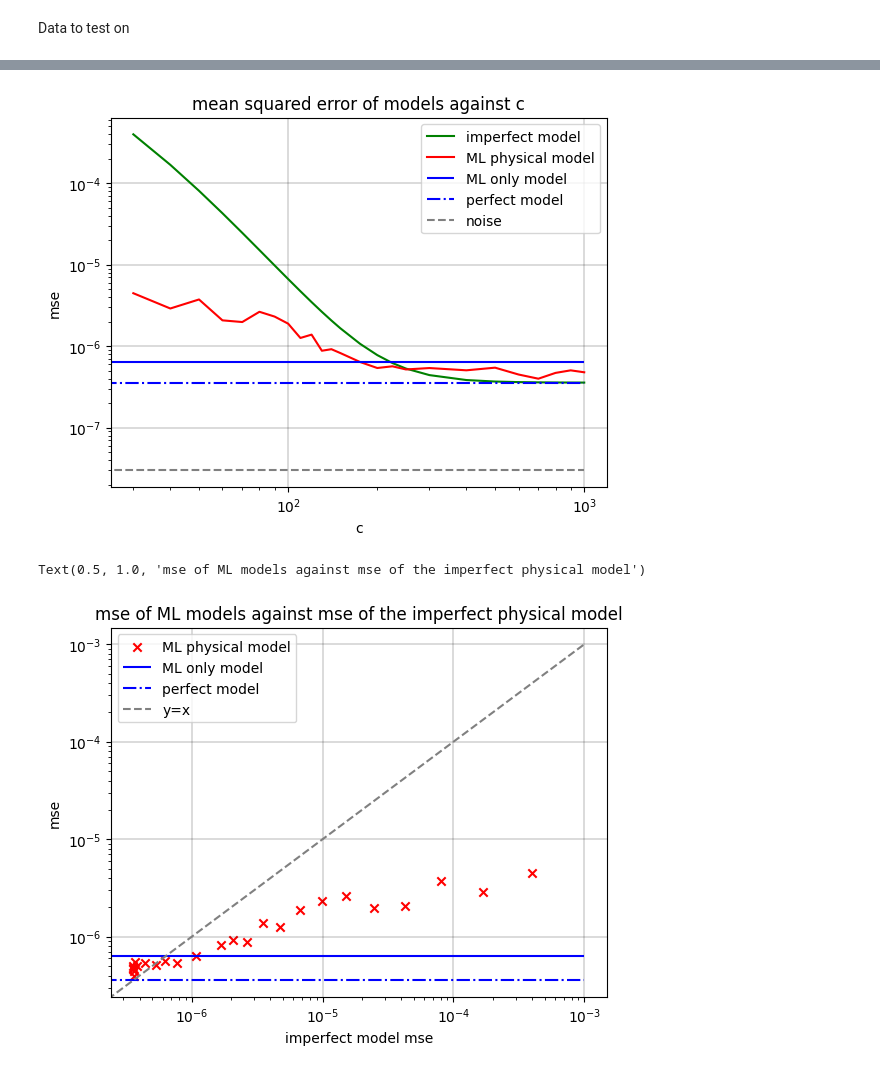
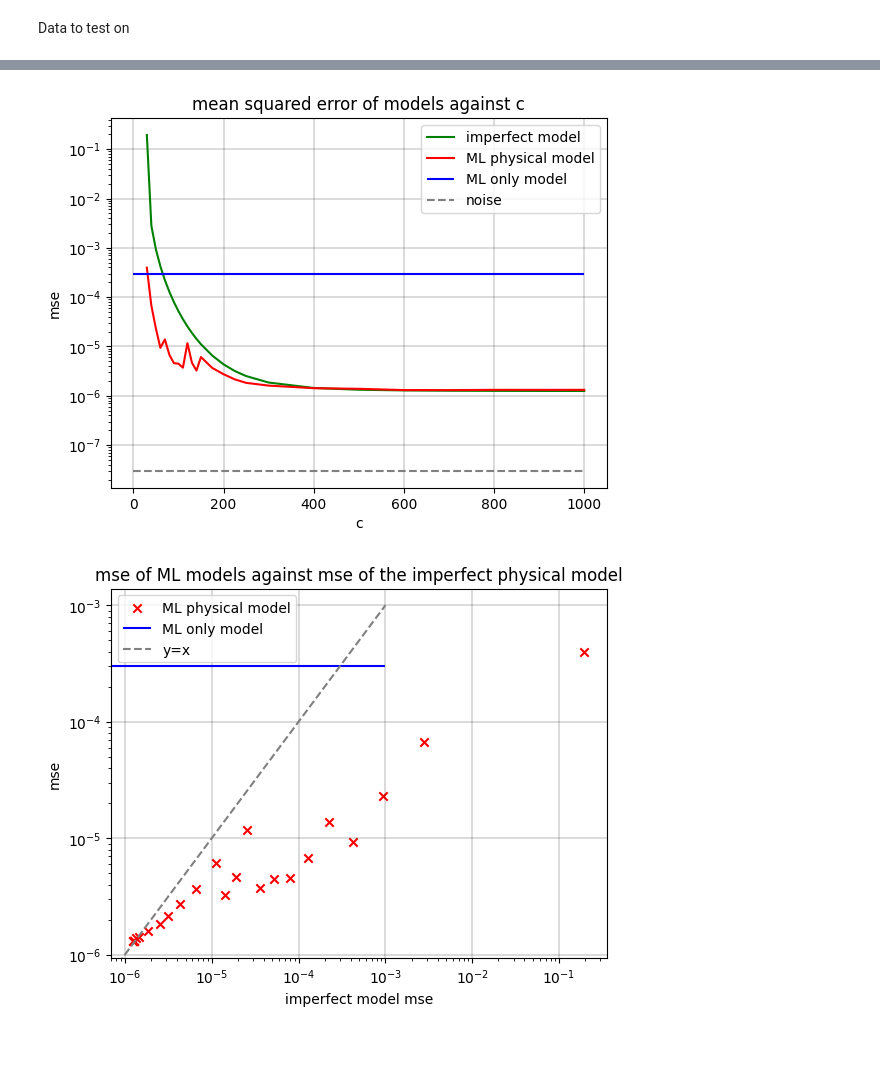
Before and after one commit to arianna-cox/chaotic-systems-ml, a Jupyter notebook: compare_models_corrected.ipynb, the cells around one changed output, grey strips where cells are left out. Saved outputs shown, nothing was run; the diff lists cells and outputs as text; code cells hidden in the pictures; blank space fills up the shorter version.

```diff
--- a/compare_models_corrected.ipynb
+++ b/compare_models_corrected.ipynb
@@ -18,7 +18,7 @@ system = 'Lorentz'
 x_transformation_type = 0
 number_of_data_points = 10000
 length_of_subsequence = 20
-number_timesteps_predict = 5
+number_timesteps_predict = 10
 # %%
 MLonly_name = f"{system}_{number_of_data_points}_{length_of_subsequence}_{number_timesteps_predict}"
 MLonly_filepath = f'saved_models/{system}/timesteps_{number_timesteps_predict}/MLonly_{MLonly_name}.keras'
@@ -98,54 +110,53 @@ ML only loss = 6.374789336405229e-07
 # %%
 c_array = [30, 40, 50, 60, 70, 80, 90, 100, 110, 120, 130, 140 ,150, 175, 200, 225, 250, 300, 400, 500, 600, 700, 800, 900, 1000]
 
-mse_dictionary_savename = f"{system}{x_transformation_type}_{n}_{time_span}_{str(time_step).replace('.', '')}_{str(integration_time_step).replace('.', '')}_{number_timesteps_predict}_{str(std).replace('.', '')}"
-mse_dictionary_filename = f'saved_models/{system}{x_transformation_type}/timesteps_{number_timesteps_predict}/mse_dictionary_{mse_dictionary_savename}.npy'
+mse_dictionary_savename = f"{system}_{number_of_data_points}_{length_of_subsequence}_{number_timesteps_predict}"
+mse_dictionary_filename = f'saved_models/{system}/timesteps_{number_timesteps_predict}/mse_dictionary_{mse_dictionary_savename}.npy'
 mse_dictionary = np.load(mse_dictionary_filename , allow_pickle = True).item()
 
 finalmse = np.zeros(len(c_array))
 loss_physical = np.zeros(len(c_array))
 loss_physical_error = np.zeros(len(c_array))
 MLonly_loss = mse_dictionary['MLonly_loss']
-mse_perfect_model_prediction = mse_dictionary['mse_imperfect_predictions'][np.inf]
+# mse_perfect_model_prediction = mse_dictionary[[f'x_transformation_{x_transformation_type}']]['mse_imperfect_predictions'][np.inf]
 
 for i, c in enumerate(c_array):
-    finalmse[i] = mse_dictionary['mse_imperfect_predictions'][c]
-    loss_physical[i] = mse_dictionary['physical_loss'][c]
-    # loss_physical_error[i] = mse_dictionary['physical_error_loss'][c]
+    finalmse[i] = mse_dictionary[f'x_transformation_{x_transformation_type}']['mse_imperfect_predictions'][c]
+    loss_physical[i] = mse_dictionary[f'x_transformation_{x_transformation_type}']['physical_loss'][c]
+    # loss_physical_error[i] = mse_dictionary[f'x_transformation_{x_transformation_type}']['physical_error_loss'][c]
 
 plt.plot(c_array,finalmse,'-', label = 'imperfect model', color = 'g', )
 plt.plot(c_array, loss_physical, '-', label = 'ML physical model', color = 'r')
 # plt.plot(c_array, loss_physical_error, '-', label = 'ML physical error model', color = 'purple')
 plt.hlines(MLonly_loss, 0,1000, label = 'ML only model', color = 'b')
-plt.hlines(mse_perfect_model_prediction, 0,1000, linestyle = '-.', label = 'perfect model', color = 'b')
+# plt.hlines(mse_perfect_model_prediction, 0,1000, linestyle = '-.', label = 'perfect model', color = 'b')
 plt.hlines(3*10**(-8), 0,1000, linestyle = '--', label = 'noise', color = 'grey')
-plt.xscale('log')
+# plt.xscale('log')
 plt.yscale('log')
 plt.xlabel('c')
 plt.ylabel('mse')
 plt.grid(which='major', color='black', linestyle='-', linewidth = 0.2)
 # plt.grid(which='minor', color='grey', linestyle='-')
 plt.legend()
 plt.title('mean squared error of models against c')
-# plt.savefig(f'mse_vs_c_timesteps{number_timesteps_predict}_{name}')
+plt.savefig(f'mse_vs_c_timesteps{number_timesteps_predict}_{name}_corrected')
 plt.show()
 
 plt.scatter(finalmse, loss_physical, marker = 'x', label = 'ML physical model', color = 'r')
 # plt.scatter(finalmse, loss_physical_error, marker='+', label = 'ML physical error model', color = 'g')
 plt.hlines(MLonly_loss, 0,10**(-3), label = 'ML only model', color = 'b')
-plt.hlines(mse_perfect_model_prediction, 0,10**(-3), linestyle = '-.', label = 'perfect model', color = 'b')
+# plt.hlines(mse_perfect_model_prediction, 0,10**(-3), linestyle = '-.', label = 'perfect model', color = 'b')
 # plt.hlines(3*10**(-8), 0,1, linestyle = '-.', label = 'perfect model', color = 'b')
 plt.plot([0,10**(-3)], [0,10**(-3)], '--', label = 'y=x', color = 'grey')
 plt.xscale('log')
 plt.yscale('log')
 plt.xlabel('imperfect model mse')
 plt.ylabel('mse')
 plt.grid(which='major', color='black', linestyle='-', linewidth = 0.2)
 # plt.grid(which='minor', color='grey', linestyle='-')
 plt.legend()
 plt.title('mse of ML models against mse of the imperfect physical model')
-# plt.savefig(f'mse_vs_mse_timesteps{number_timesteps_predict}_{name}')
+plt.savefig(f'mse_vs_mse_timesteps{number_timesteps_predict}_{name}_corrected')
 # %% [output]
-[figure, old version]
+[figure, new version]
-Text(0.5, 1.0, 'mse of ML models against mse of the imperfect physical model')
-[figure, old version]
+[figure, new version]
```
Also changed, not shown: parts of 1 cell of this notebook, 18 other files.
